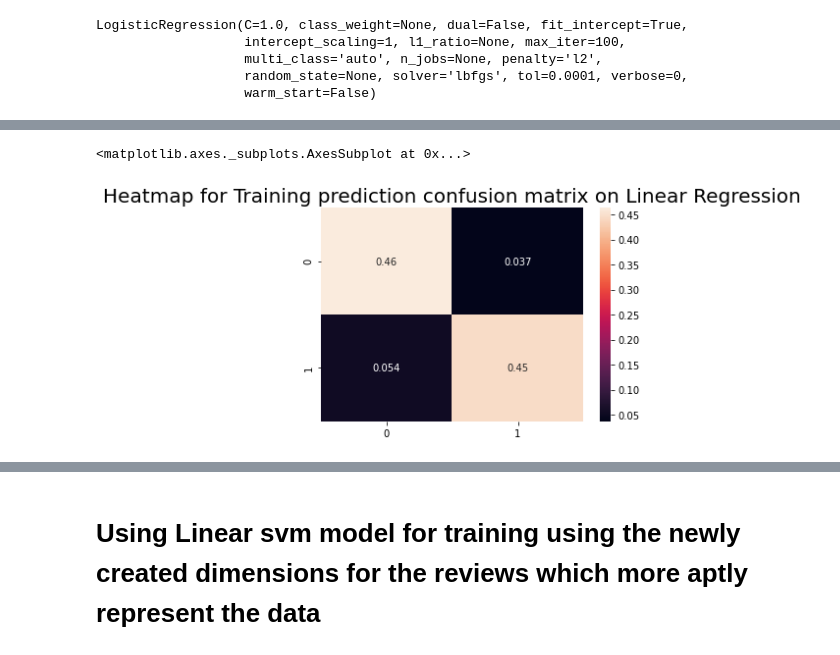
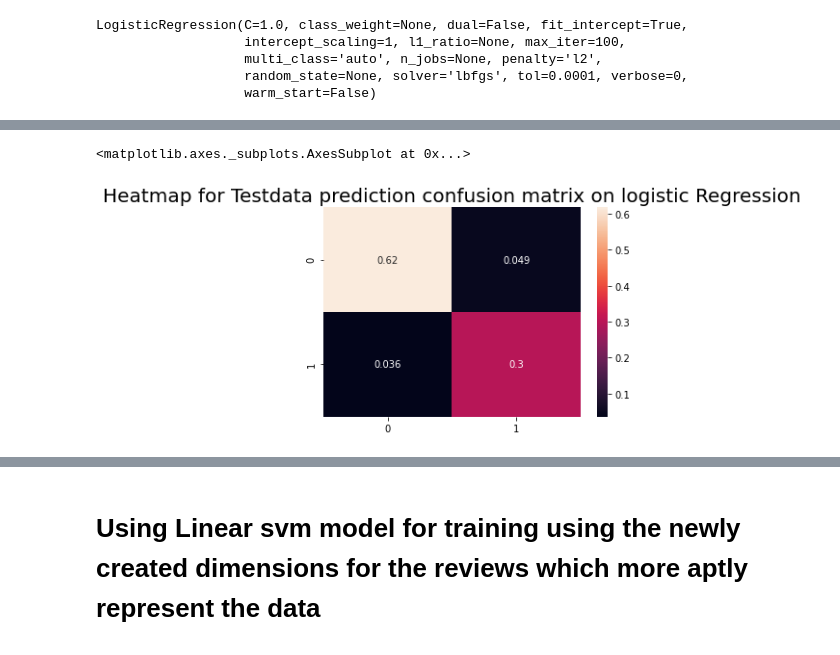
Before and after one commit to rahvlrawat/Spoiler-Classification-Recommendation-System, a Jupyter notebook: Spoiler_Alert.ipynb, the cells around one changed output, grey strips where cells are left out. Saved outputs shown, nothing was run; the diff lists cells and outputs as text; code cells hidden in the pictures.

```diff
--- a/Spoiler_Alert.ipynb
+++ b/Spoiler_Alert.ipynb
@@ -805,6 +804,6 @@ from sklearn.linear_model import LogisticRegression
 # %%
-linear= LogisticRegression()
-linear.fit(x_train, y_train)
+logistic= LogisticRegression()
+logistic.fit(x_train, y_train)
 # %% [output]
 LogisticRegression(C=1.0, class_weight=None, dual=False, fit_intercept=True,
                    intercept_scaling=1, l1_ratio=None, max_iter=100,
@@ -833,0 +827,2 @@ weighted avg       0.91      0.91      0.91    200000
+# %%
+logisticpredstest=logistic.predict(x_test)
@@ -834,6 +844,6 @@ weighted avg       0.91      0.91      0.91    200000
 # %%
-plt.title("Heatmap for Training prediction confusion matrix on Linear Regression", fontsize =20)
-sns.heatmap(confusion_matrix(y_train, linearpredstrain)/np.sum(confusion_matrix(y_train, linearpredstrain)), annot=True)
+plt.title("Heatmap for Testdata prediction confusion matrix on logistic Regression", fontsize =20)
+sns.heatmap(confusion_matrix(y_test, logisticpredstest)/np.sum(confusion_matrix(y_test, logisticpredstest)), annot=True)
 # %% [output]
 <matplotlib.axes._subplots.AxesSubplot at 0x...>
-[figure, old version]
+[figure, new version]
```
Also changed, not shown: parts of 33 cells of this notebook.
